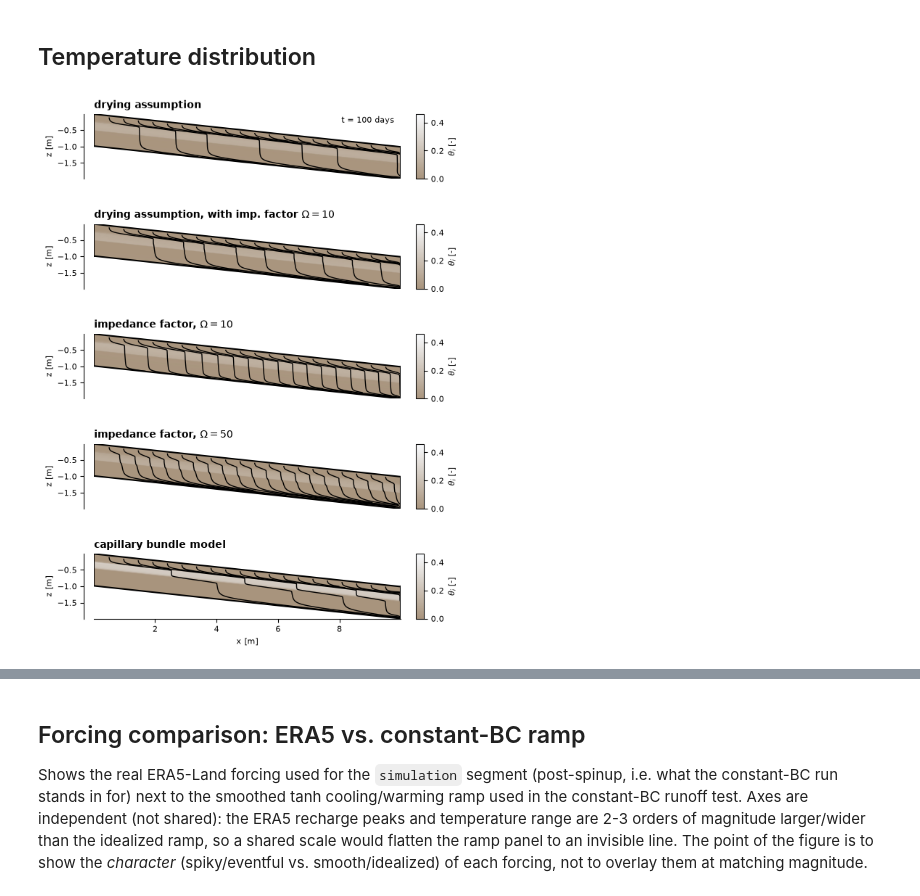
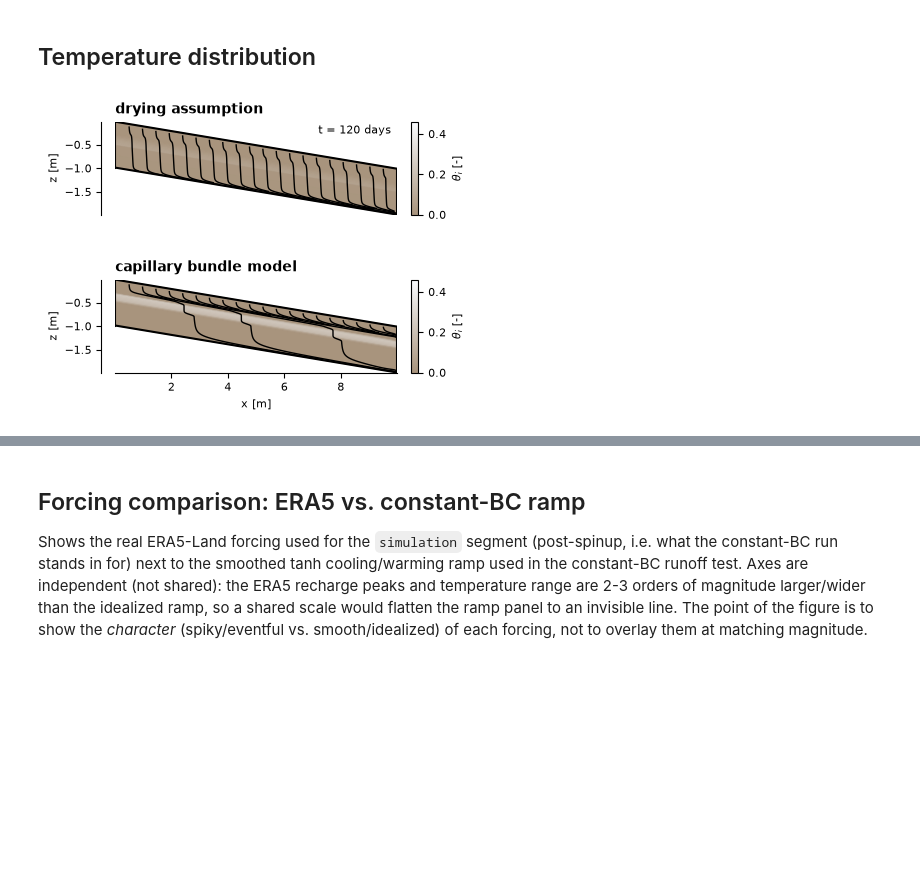
Before and after one commit to AnneMariaVera/CryoRich_AD, a Jupyter notebook: notebooks/Visualise_Results.ipynb, the cells around one changed output, grey strips where cells are left out. Cells and saved outputs as stored; diff of their text form; code cells hidden in the pictures; blank space fills up the shorter version.

Commit message:
changed plots for publication

```diff
--- a/notebooks/Visualise_Results.ipynb
+++ b/notebooks/Visualise_Results.ipynb
@@ -55,9 +72,10 @@ fig.savefig(f"../figures/Simulations_Paper/Constant/constant_{index//12}d_stream
 # %% [markdown]
 ## Temperature distribution
 # %%
-index = 100*12
-fig, axes = plotting_utils.plot_streamlines_grid(constant_dbs, index, slope=-0.1,figsize=(15*cm,19.41*cm),cum=False)
+index = 120*12
+fig, axes = plotting_utils.plot_streamlines_grid(constant_dbs, index, parametrisations=["drying","cap"], slope=-0.1,figsize=(10*cm,7*cm),cum=False)
+fig.savefig(f"../figures/Simulations_Paper/Constant/graphicalAbstract_{index//12}d.png", dpi=600, bbox_inches="tight")
 # %% [output]
-[figure, old version]
+[figure, new version]
 # %%
 fig, axes = plotting_utils.plot_T_grid(constant_dbs, index, field_key="T_total",figsize=(15*cm,19.41*cm))
```
Also changed, not shown: parts of 5 cells of this notebook, 3 other files.
